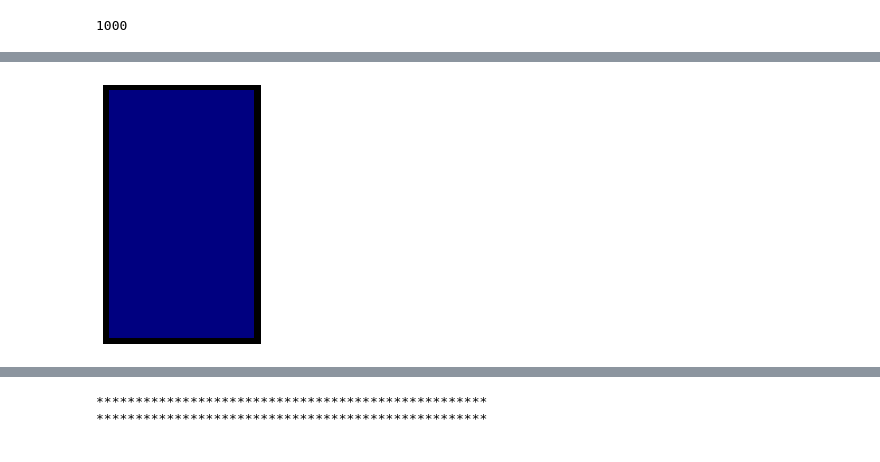
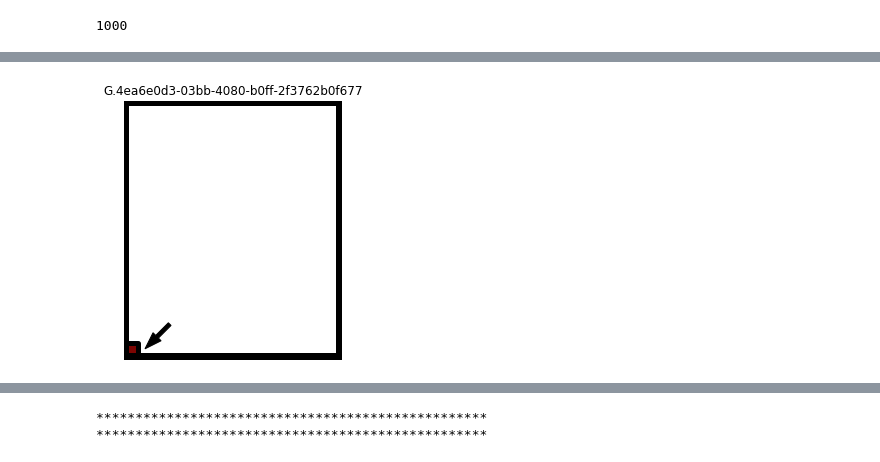
Before and after one commit to igorpejic/visapi, a Jupyter notebook: analsysis.ipynb, the cells around one changed output, grey strips where cells are left out. Drawn from its saved outputs; the diff is of its cells as text; code cells hidden in the pictures.

```diff
--- a/analsysis.ipynb
+++ b/analsysis.ipynb
@@ -219,35 +518,89 @@ NameError: name 'visualize_problem_from_tiles' is not defined
 # %%
 import datetime, json
 from solution_checker import SolutionChecker
-problems = Result.objects.filter(created_on__gte=datetime.datetime(2020, 3, 4), solution_found=True, score=0, n_tiles=20, problem_generator='guillotine')
-seen = set()
-for problem in problems[:20]:
-    if (problem.cols, problem.rows) in seen:
-        continue
-    else:
-        seen.add((problem.cols, problem.rows))
-    try:
-        visualize_problem_from_tiles(problem)
-    except:
-        pass
+problems = Result.objects.filter(
+    created_on__gte=datetime.datetime(2020, 3, 15), solution_found=True, score=0,
+    their_id__in=best_their_ids,
+    n_tiles=20, problem_generator='florian', solution_tiles_order__isnull=False).order_by('-created_on')
+print(problems.count())
+
+
 def visualize_problem_from_tiles(problem):
     grid = np.zeros((problem.rows, problem.cols))
     tiles = json.loads(problem.solution_tiles_order)
-    color_o, color_e = 1, 20
+    color_o, color_e = 1,20
     lines = []
+    alternate_colors = True
+    if problem.problem_id:
+        title = 'G.' + problem.problem_id
+    else:
+        title = f'B.{problem.their_id}'
     for i, tile in enumerate(tiles):
-        if i % 2 == 0:
+        if alternate_colors:
+            if i % 2 == 0:
+                color = color_o
+                color_o += 1
+            else:
+                color = color_e
+                color_e -= 1
+        else:
             color = color_o
             color_o += 1
-        else:
-            color = color_e
-            color_e -= 1
         next_lfb = SolutionChecker.get_next_lfb_on_grid(grid)
+        #print(grid, tiles)
         success, grid = SolutionChecker.place_element_on_grid_given_grid(
             tile, next_lfb, color, grid, problem.cols, problem.rows)
+
         y, x = next_lfb
         lines.append([(x, y), (x+tile[1], y), (x + tile[1], y + tile[0]), (x, y+tile[0])])
-        visualize_grid(grid, problem.rows, problem.cols, lines)
-    visualize_grid(grid, problem.rows, problem.cols, lines)
-visualize_problem_from_tiles(problem)
+        next_lfb = SolutionChecker.get_next_lfb_on_grid(grid)
+        visualize_grid(grid, problem.rows, problem.cols, lines, next_lfb, title, i, problem.n_tiles_placed)
+    visualize_grid(grid, problem.rows, problem.cols, lines, title=title, hardness=problem.n_tiles_placed)
+#visualize_problem_from_tiles(problem)
+
+
+results = Result.objects.filter(
+    n_tiles=20, score=0,
+    solution_tiles_order__isnull=False,
+    problem_generator='florian',
+    strategy='max_depth',
+    #heir_id__in=best_their_ids,
+    their_id=22803,
+    solution_found=True).order_by('-n_tiles_placed')
+
+results = Result.objects.filter(
+    n_tiles=20, score=0, problem_generator='guillotine',
+    problem_id__in=best_problem_ids,
+    problem_id='4ea6e0d3-03bb-4080-b0ff-2f3762b0f677',
+    n_simulations=5000,
+    solution_found=True).order_by('n_tiles_placed')
+problems_seen = set()
+count = 0
+
+for problem in results:
+    if count == 10:
+        break
+    #f problem.cols >problem.rows:
+    #   continue
+    if problem.problem_id:
+        if problem.problem_id in problems_seen:
+            continue
+        else:
+            problems_seen.add(problem.problem_id)
+    else:
+        if problem.their_id in problems_seen:
+            continue
+        else:
+            problems_seen.add(problem.their_id)
+
+    print(problem.n_tiles_placed, problem.cols, problem.rows)
+    print(problem.their_id, problem.rows, problem.cols, problem.n_simulations, problem.strategy)
+    #visualize_problem_from_tiles(problem)
+    try:
+        visualize_problem_from_tiles(problem)
+        count+=1
+    except Exception as e:
+        #print(e, exc_info=True)
+        print(e)
+        pass
 # %% [output]
@@ -255 +610 @@ visualize_problem_from_tiles(problem)
-[figure, old version]
+[figure, new version]
```
Also changed, not shown: parts of 18 cells of this notebook, 4 other files.
